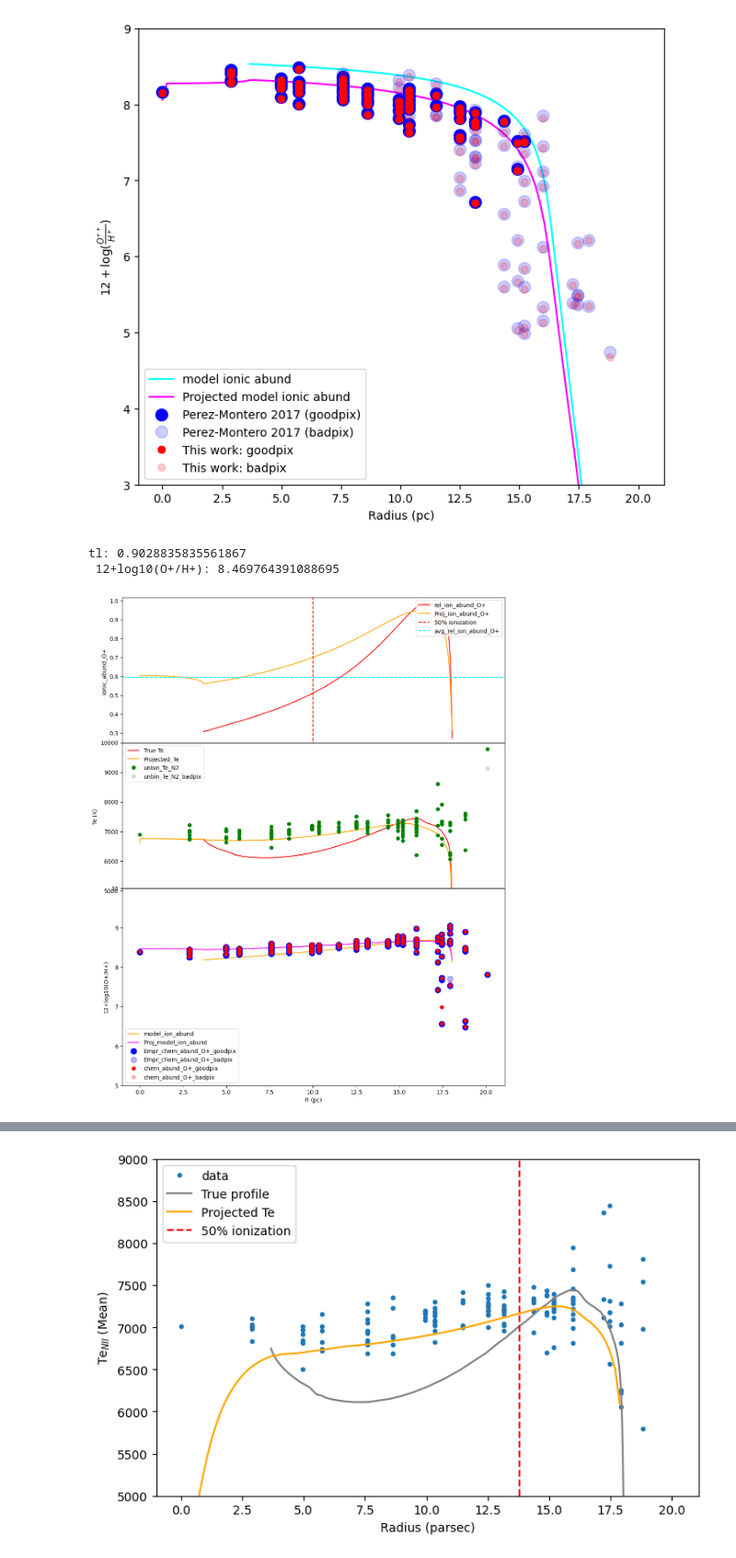
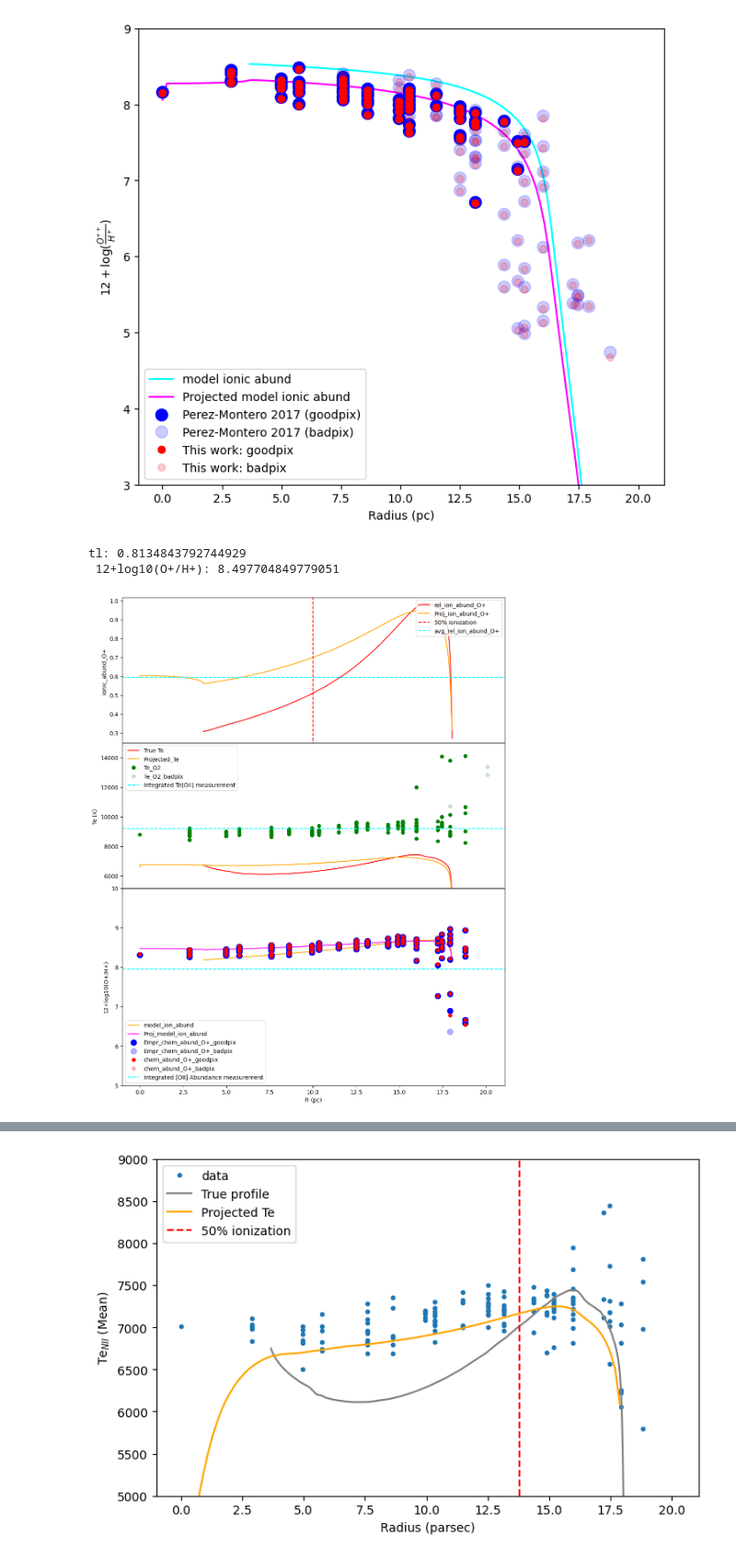
Before and after one commit to Amrita27singh/lvmnebular, a Jupyter notebook: Testing_lvmnebular.ipynb, the cells around one changed output, grey strips where cells are left out. Shown at 92% size. Drawn from its saved outputs; the diff is of its cells as text; code cells hidden in the pictures.

```diff
--- a/Testing_lvmnebular.ipynb
+++ b/Testing_lvmnebular.ipynb
@@ -158,7 +159,7 @@ I_3729=u.linefitdict['3729_flux']
 I_4861=u.linefitdict['4861_flux']
 Tl=u.linefitdict['TeN2']/1e4
 #Tl=1
-TeN2=u.linefitdict['TeN2']
+TeO2=u.linefitdict['TeO2']
 
 #Emperical formula to compute chemical abund
 Abund_O2=np.log10(np.divide((I_3726+I_3729),I_4861))+5.887+np.divide(1.641,Tl)-0.543*np.log10(Tl)+0.000114*u.linefitdict['neO2']
@@ -180,39 +181,41 @@ ax3.set_ylabel('ionic_abund_O+')
 # Electron temperature plots
 ax4.plot(u.vals[0], u.vals[1], color='red', label='True Te')
 ax4.plot(u.R, u.Teproj, color='orange', label='Projected_Te')
-ax4.plot(rad[good], TeN2[good], 'o', color='green', label='unbin_Te_N2')
-ax4.plot(rad[bad], TeN2[bad], 'o', color='green', label='unbin_Te_N2_badpix', alpha=0.2)
-ax4.set_ylim(5000, 10000)
+ax4.plot(rad[good], TeO2[good], 'o', color='green', label='Te_O2')
+ax4.plot(rad[bad], TeO2[bad], 'o', color='green', label='Te_O2_badpix', alpha=0.2)
+ax4.axhline(y=u.int_TO2, c='cyan', linestyle='--', label='Integrated Te[OII] measurement')
+ax4.set_ylim(5000, 15000)
 ax4.set_ylabel('Te (K)')
 ax4.legend()
 
-# O++ ionic abundance
+# O+ ionic abundance
 Zmodel=1   # cloudy model abundance relative to solar
 logOHsun= -3.31  # solar abundance patter from GASS (Grevesse et al 2010)
 logOHmodel = logOHsun + np.log10(Zmodel) # total Oxygen elemental abundance in the model
 logOpHmodel = logOHmodel+np.log10(u.vals[5]) # ionic abundance of O+ in the model
 logOpHproj = logOHmodel+np.log10(u.aproj) # ionic abundance of O+ in the model  ############################### highliting because I had put aproj[1:] to skip r=0 ##########################
 
 ax5.plot(u.vals[0], 12+logOpHmodel, color='orange', label='model_ion_abund')
 ax5.plot(u.R, 12+logOpHproj, color='magenta', label='Proj_model_ion_abund')
-
 ax5.plot(rad[good], Abund_O2[good], 'o', color='blue', markersize='10', label='Empr_chem_abund_O+_goodpix')
 ax5.plot(rad[bad], Abund_O2[bad], 'o', color='blue', markersize='10', label='Empr_chem_abund_O+_badpix', alpha=0.3)
 ax5.plot(rad[good], 12+np.log10(u.OpH)[good], 'o', color='red', label='chem_abund_O+_goodpix')
 ax5.plot(rad[bad], 12+np.log10(u.OpH)[bad], 'o', color='red', label='chem_abund_O+_badpix', alpha=0.3)
+
+ax5.axhline(y = 12+np.log10(u.int_OpH), c='cyan', linestyle='--', label='Integrated [OII] Abundance measurement')
 ax5.set_ylim(5, 10)
 ax5.set_xlabel('R (pc)')
 ax5.set_ylabel('12+log10(O+/H+)')
 ax5.legend(loc='lower left')
 
 ax3.set_position([0.125, 0.89, 0.775, 0.3])  # [left, bottom, width, height]
 ax4.set_position([0.125, 0.595, 0.775, 0.3])
 ax5.set_position([0.125, 0.2, 0.775, 0.4])
 
 plt.savefig('/home/amrita/LVM/lvmnebular/Bubble_v2_5e-14/Bubble_v2_5e-14_plotprofile/unbin_TeN2_chem_abundO2_vs_R.png', dpi=300)
 #plt.savefig('/home/amrita/LVM/lvmnebular/Bubble_v2_5e-14/Bubble_v2_5e-14_snbinned/Bubble_v2_5e-14_snbinned_plotprofile/snbin_TeO3_chem_abundO3_vs_R.png', dpi=300)
 plt.show()
 # %% [output]
-tl: 0.9028835835561867
- 12+log10(O+/H+): 8.469764391088695
+tl: 0.8134843792744929
+ 12+log10(O+/H+): 8.497704849779051
-[figure, old version]
+[figure, new version]
```
Also changed, not shown: parts of 8 cells of this notebook, 3 other files.
